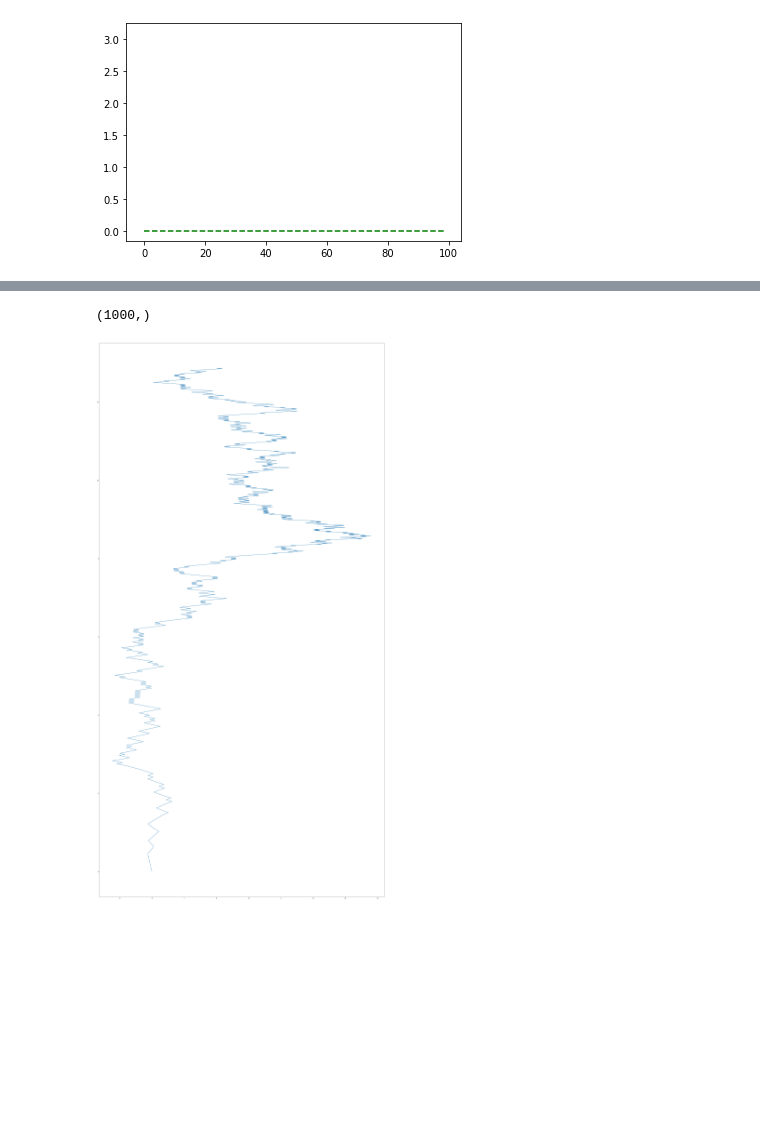
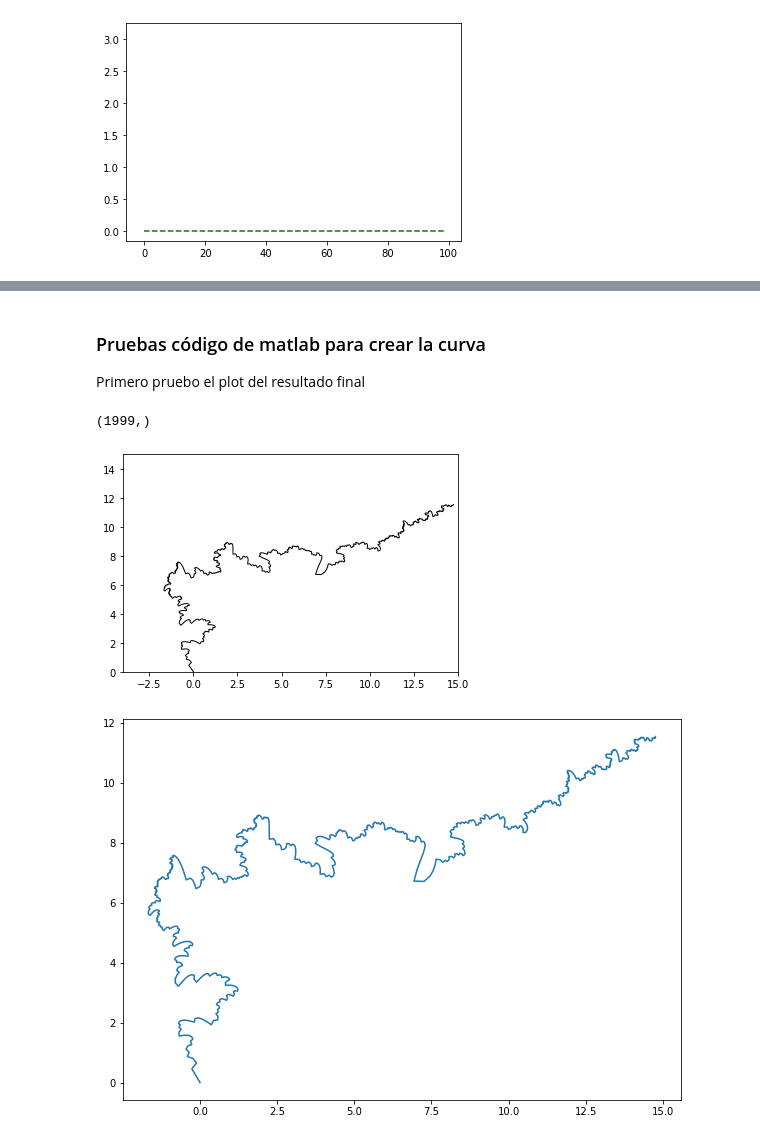
Before and after one commit to CamiloFajardo2021/Statistical_mechanics-project, a Jupyter notebook: SLE_solution_v2.ipynb, the cells around one changed output, grey strips where cells are left out. Cells and saved outputs as stored; diff of their text form; code cells hidden in the pictures; blank space fills up the shorter version.

Commit message:
victorius vertical slit

```diff
--- a/SLE_solution_v2.ipynb
+++ b/SLE_solution_v2.ipynb
@@ -224,36 +138,64 @@ with writer.saving(fig, "fitPlot.gif", 100):
+# %% [markdown]
+### Pruebas código de matlab para crear la curva
+
+Primero pruebo el plot del resultado final
 # %%
 import matplotlib.pyplot as plt
 from numpy import sqrt
 import numpy as np
+from matplotlib.animation import FFMpegWriter, PillowWriter
 
+np.random.seed(102434201)
 def fz1(z, kappa):
     a = (1 - sqrt(kappa/(16+kappa)))/2
     return ((z-a)**a)*(z-(a-1))**(1-a)
 
 def fz2(z, kappa):
     a = (1 - sqrt(kappa/(16+kappa)))/2
     return ((z+a)**a)*(z-(1-a))**(1-a)
 
 #SLE parameters
 n = 1000 #Total number of points
 kappa = 2 #fractal parameter kappa
+# kappa=0, vertical slit
+
+# kappa=2,  Loop Erased Random Walk (LERW)
+
+# kappa =8/3, Self-Avoiding Walk
+
+
+
 #SLE evolution
 f1 = np.zeros(n, dtype = np.complex_) #Initialization of the curve
-for h in range(1,n):
-    p = np.random.rand(1)
-    if p>0.5:
-        f1[h] =  fz1(f1[h-1],kappa) #recursive call of the first map if p>0.5
-    else:
-        f1[h] =  fz2(f1[h-1],kappa) #recursive call of the first map if p>0.5
 
-x = np.real(f1)
-y = np.imag(f1)
+fig = plt.figure()
+plt.xlim(-4, 15)
+plt.ylim(0, 15)
+l, = plt.plot([], [], 'k-', linewidth=1)
+metadata = dict(title='Movie', artist='codinglikemad')
+# writer = PillowWriter(fps=15, metadata=metadata)
+writer = FFMpegWriter(fps=15, metadata=metadata)
+with writer.saving(fig, "1-Creation_curve.gif", 100):
+    for h in range(1,n):
+        p = np.random.rand(1)
+        if p>0.5:
+            f1 = np.append([0],fz1(f1,kappa)) #recursive call of the first map if p>0.5
+        else:
+            f1 =  np.append([0], fz2(f1,kappa)) # else recursive call of the second map
+
+        x = np.real(f1)
+        y = np.imag(f1)
+
+        l.set_data(x,y)
+
+        writer.grab_frame()
 
 print(np.shape(f1))
 
-plt.figure(figsize=(40,80))
+plt.figure(figsize=(10,7))
 plt.plot(x, y)
-plt.show()
+plt.savefig("1-Final_evolution.png")
 # %% [output]
-(1000,)
+(1999,)
-[figure, old version]
+[figure, new version]
+[figure, added]
```
Also changed, not shown: parts of 4 cells of this notebook, 7 other files.
